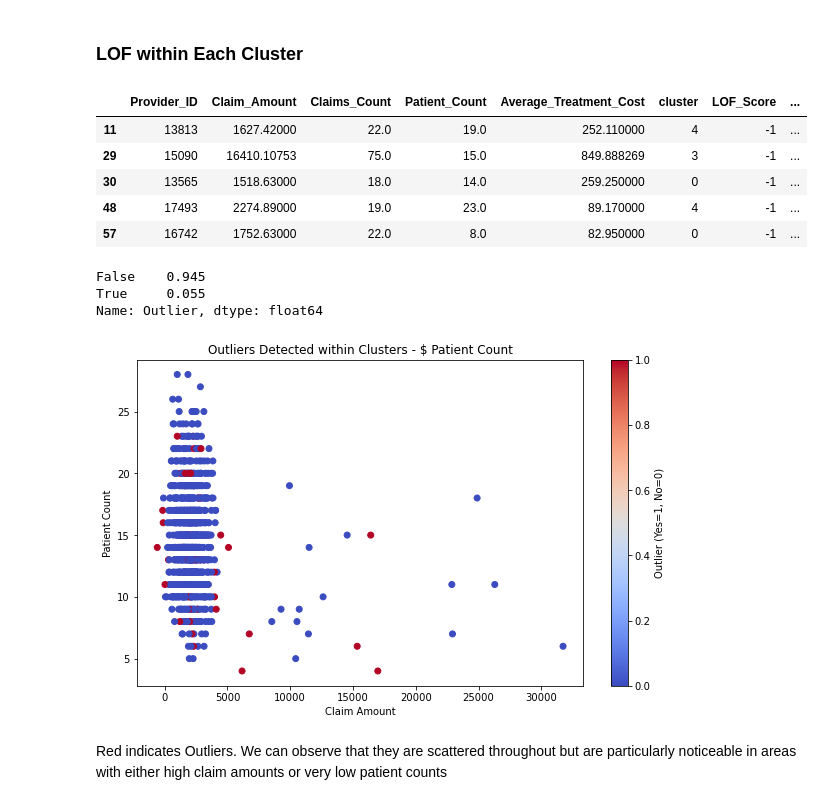
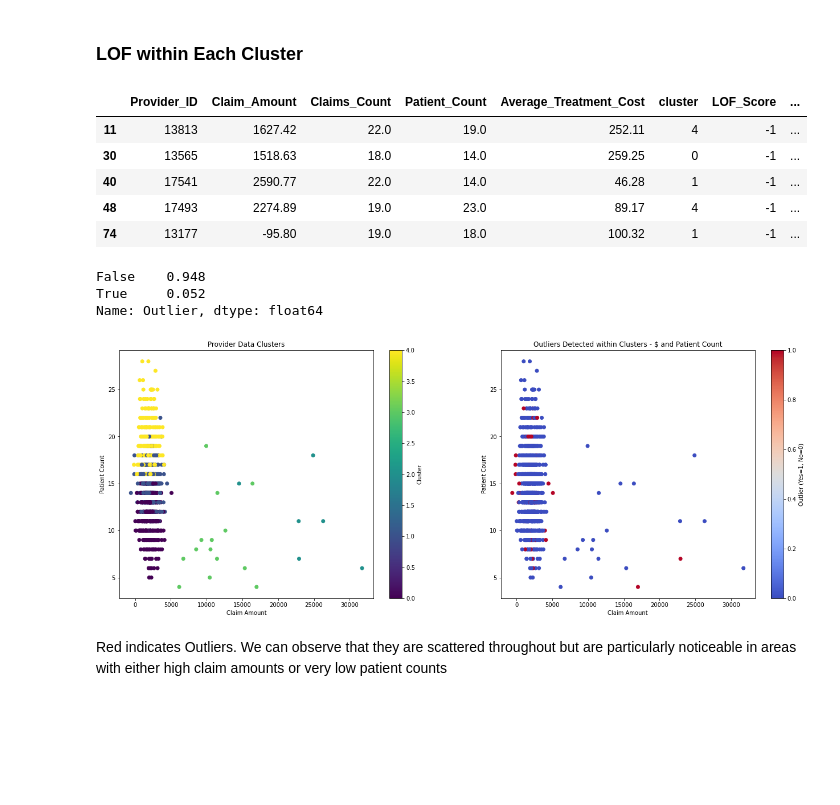
Before and after one commit to Sedozan/Analytics, a Jupyter notebook: provider_unsupervised_anomaly_detection.ipynb, the cells around one changed output. Saved outputs shown, nothing was run; the diff lists cells and outputs as text; code cells hidden in the pictures; blank space fills up the shorter version.

```diff
--- a/provider_unsupervised_anomaly_detection.ipynb
+++ b/provider_unsupervised_anomaly_detection.ipynb
@@ -135,10 +156,10 @@ features_of_interest = df[['Claim_Amount', 'Claims_Count', 'Patient_Count', 'Ave
 scaler = StandardScaler()
 norm_features = scaler.fit_transform(features_of_interest)
 # %%
-# Calculate LOF score
-lof = LocalOutlierFactor(n_neighbors=20)
-lof_scores = lof.fit_predict(norm_features)  # -1 for outliers
-lof_neg_scores = -lof.negative_outlier_factor_  # negative scores, more negative means more outlier
+# Calculating LOF score
+lof = LocalOutlierFactor(n_neighbors=20, contamination=0.05)
+lof_scores = lof.fit_predict(norm_features)
+lof_neg_scores = -lof.negative_outlier_factor_
 # %%
 df['LOF_Score'] = lof_neg_scores
 # %%
@@ -159,7 +180,7 @@ df['LOF_Score'] = 0
 # %%
 for c in df['cluster'].unique():
     cluster_data = df[df['cluster'] == c][feature_cols]
-    lof = LocalOutlierFactor(n_neighbors=5)
+    lof = LocalOutlierFactor(n_neighbors=5, contamination=0.05)
     df.loc[df['cluster'] == c, 'LOF_Score'] = lof.fit_predict(cluster_data)
 # %%
 # Identifying outliers
@@ -168,28 +189,37 @@ df['Outlier'] = df['LOF_Score'] <= -1
 df[df['Outlier'] == True].head()
 # %% [output]
 |  | Provider_ID | Claim_Amount | Claims_Count | Patient_Count | Average_Treatment_Cost | cluster | LOF_Score | ... |
-| 11 | 13813 | 1627.42000 | 22.0 | 19.0 | 252.110000 | 4 | -1 | ... |
-| 29 | 15090 | 16410.10753 | 75.0 | 15.0 | 849.888269 | 3 | -1 | ... |
-| 30 | 13565 | 1518.63000 | 18.0 | 14.0 | 259.250000 | 0 | -1 | ... |
-| 48 | 17493 | 2274.89000 | 19.0 | 23.0 | 89.170000 | 4 | -1 | ... |
-| 57 | 16742 | 1752.63000 | 22.0 | 8.0 | 82.950000 | 0 | -1 | ... |
+| 11 | 13813 | 1627.42 | 22.0 | 19.0 | 252.11 | 4 | -1 | ... |
+| 30 | 13565 | 1518.63 | 18.0 | 14.0 | 259.25 | 0 | -1 | ... |
+| 40 | 17541 | 2590.77 | 22.0 | 14.0 | 46.28 | 1 | -1 | ... |
+| 48 | 17493 | 2274.89 | 19.0 | 23.0 | 89.17 | 4 | -1 | ... |
+| 74 | 13177 | -95.80 | 19.0 | 18.0 | 100.32 | 1 | -1 | ... |
 # %%
 df.Outlier.value_counts(2)
 # %% [output]
-False    0.945
-True     0.055
+False    0.948
+True     0.052
 Name: Outlier, dtype: float64
 # %%
-plt.figure(figsize=(10, 6))
+plt.figure(figsize=(22, 8))
 
-plt.scatter(df['Claim_Amount'], df['Patient_Count'], c=df['Outlier'], cmap='coolwarm')
+plt.subplot(1, 2, 1)
+scatter1 = plt.scatter(df['Claim_Amount'], df['Patient_Count'], c=df['cluster'], cmap='viridis')
 plt.xlabel('Claim Amount')
 plt.ylabel('Patient Count')
-plt.title('Outliers Detected within Clusters - $ Patient Count')
-plt.colorbar(label='Outlier (Yes=1, No=0)')
+plt.title('Provider Data Clusters')
+plt.colorbar(scatter1, label='Cluster')
+
+plt.subplot(1, 2, 2)
+scatter2 = plt.scatter(df['Claim_Amount'], df['Patient_Count'], c=df['Outlier'], cmap='coolwarm')
+plt.xlabel('Claim Amount')
+plt.ylabel('Patient Count')
+plt.title('Outliers Detected within Clusters - $ and Patient Count')
+plt.colorbar(scatter2, label='Outlier (Yes=1, No=0)')
+
 plt.show()
 # %% [output]
-[figure, old version]
+[figure, new version]
 # %% [markdown]
 Red indicates Outliers. We can observe that they are scattered throughout but are particularly noticeable in areas with either high claim amounts or very low patient counts
 # %% [markdown]
```
Also changed, not shown: parts of 18 cells of this notebook.
